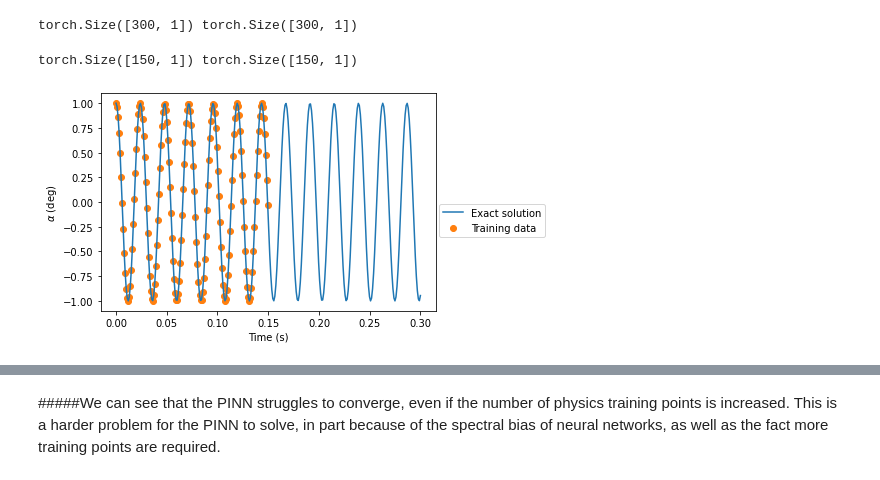
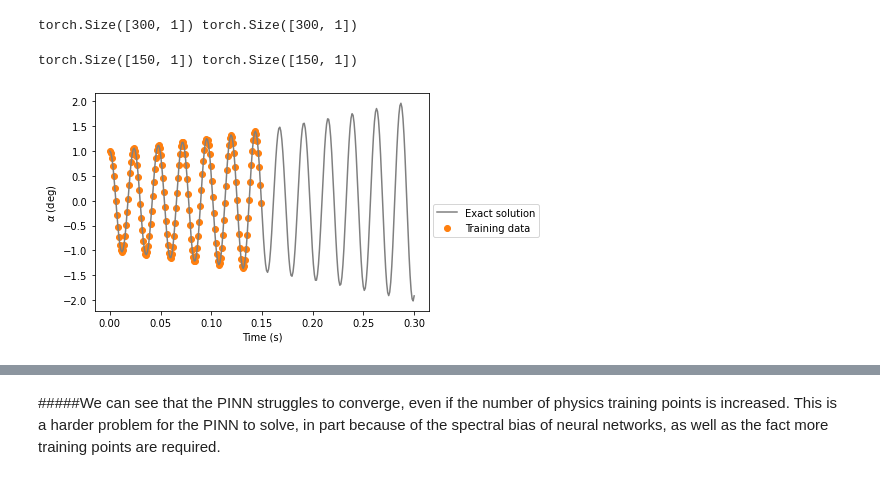
Before and after one commit to salmanromeo/1D_Pitching_Moment, a Jupyter notebook: 1D_Pitching_Moment_PINN_Shafi.ipynb, the cells around one changed output, grey strips where cells are left out. Saved outputs shown, nothing was run; the diff lists cells and outputs as text; code cells hidden in the pictures.

```diff
--- a/1D_Pitching_Moment_PINN_Shafi.ipynb
+++ b/1D_Pitching_Moment_PINN_Shafi.ipynb
@@ -113,7 +113,7 @@ ro      = 1.20
 v       = 858
 s       = 0.00385
 d       = 0.07
-CM_q_a  = 0            # CM_q_a  = np.array([0.15, 0, -0.171, -0.342])
+CM_q_a  = 0.15            # CM_q_a  = np.array([0.15, 0, -0.171, -0.342])
 CM_a    = -0.09
 I       = 1.55e-4
 phi     = 0
@@ -281,19 +276,19 @@ torch.Size([300, 1]) torch.Size([300, 1])
 # %%
 # slice out a small number of points from the LHS of the domain
 t_data = t[0:150:1]   # time data
 y_data = y[0:150:1]   # alpha data
 print(t_data.shape, y_data.shape)
 
 plt.figure()
-plt.plot(t, y, label="Exact solution")
+plt.plot(t, y, label="Exact solution", color="tab:grey")
 plt.scatter(t_data, y_data, color="tab:orange", label="Training data")
 plt.xlabel("Time (s)")
 plt.ylabel(r'$\alpha$ (deg)')
 plt.legend(loc=(1.01,0.34))
 plt.show()
 # %% [output]
 torch.Size([150, 1]) torch.Size([150, 1])
-[figure, old version]
+[figure, new version]
 # %%
 t_physics = torch.linspace(0,0.3,300).view(-1,1).requires_grad_(True)# sample locations over the problem domain
 mu = -((ro*v*s*d**2)*(CM_q_a)/(4*I))   # mu is the coefficient ahead alpha_dot
```
Also changed, not shown: parts of 7 cells of this notebook.
